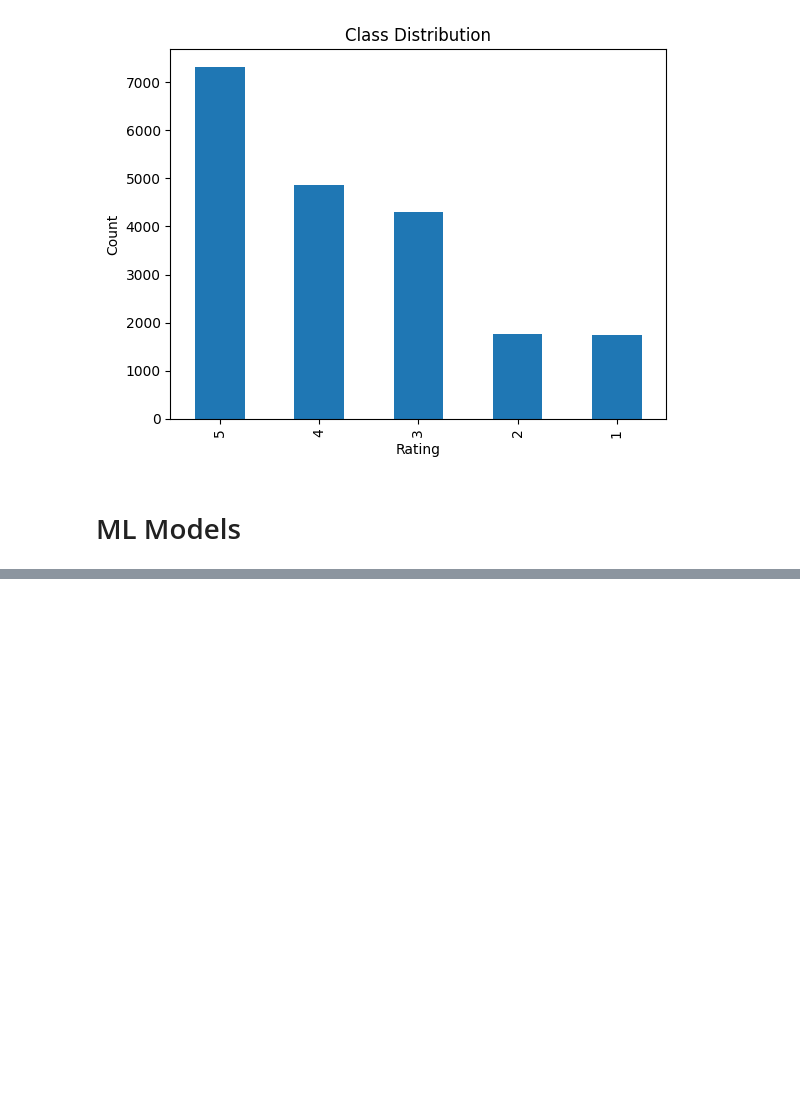
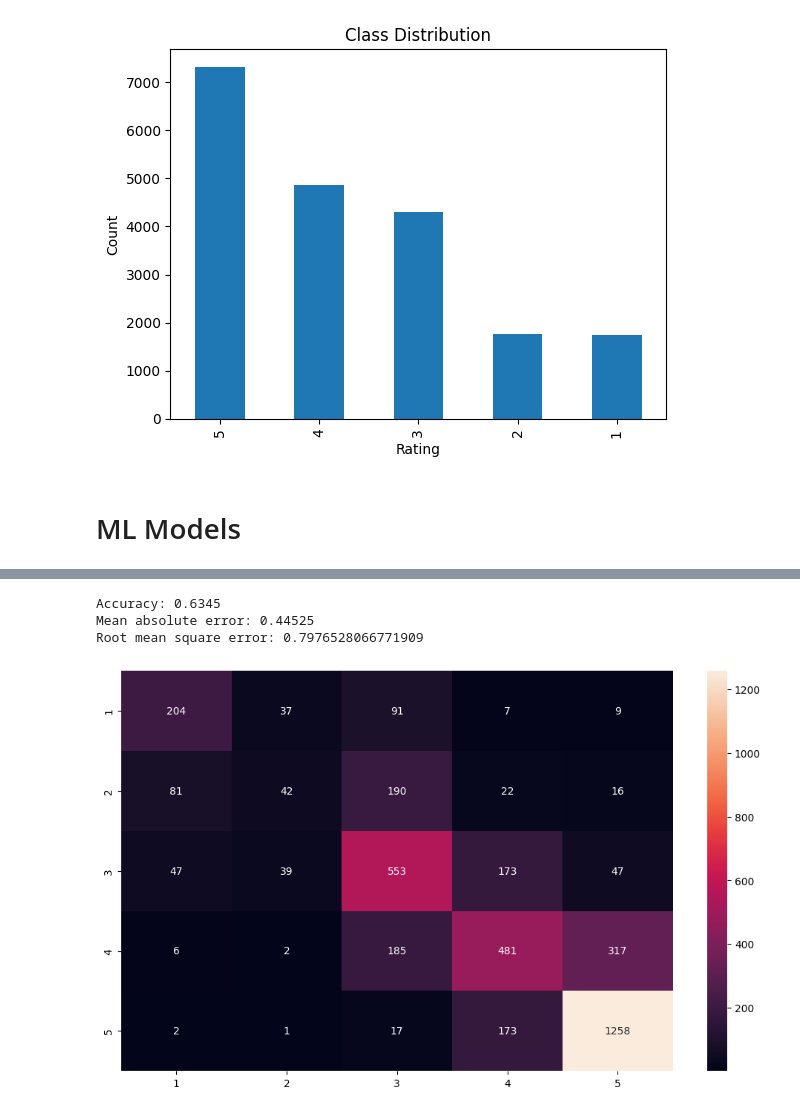
Before and after one commit to Bouaskaoun/Aspect-Based-Sentiment-Analysis-of-Marrakesh-hotel-reviews, a Jupyter notebook: trip_advisor_hotel_reviews_sentiment_analysis.ipynb, the cells around one changed output, grey strips where cells are left out. Drawn from its saved outputs; the diff is of its cells as text; code cells hidden in the pictures; blank space fills up the shorter version.

```diff
--- a/trip_advisor_hotel_reviews_sentiment_analysis.ipynb
+++ b/trip_advisor_hotel_reviews_sentiment_analysis.ipynb
@@ -361,0 +375,24 @@ plt.show()
+# %%
+print('Accuracy: {}'.format(accuracy_score(pred, y_test)))
+print("Mean absolute error: {}".format(mean_absolute_error(pred,y_test)))
+print("Root mean square error: {}".format(np.sqrt(mean_squared_error(pred,y_test))))
+# %% [output]
+Accuracy: 0.6345
+Mean absolute error: 0.44525
+Root mean square error: 0.7976528066771909
+# %%
+import seaborn as sns
+
+labels = ['1', '2', '3', '4', '5']
+conf = confusion_matrix(y_test, pred)
+
+cm = pd.DataFrame(
+    conf, index = [i for i in labels],
+    columns = [i for i in labels]
+)
+
+plt.figure(figsize = (12,7))
+sns.heatmap(cm, annot=True, fmt="d")
+plt.show()
+# %% [output]
+[figure, added]
```
Also changed, not shown: parts of 11 cells of this notebook.
